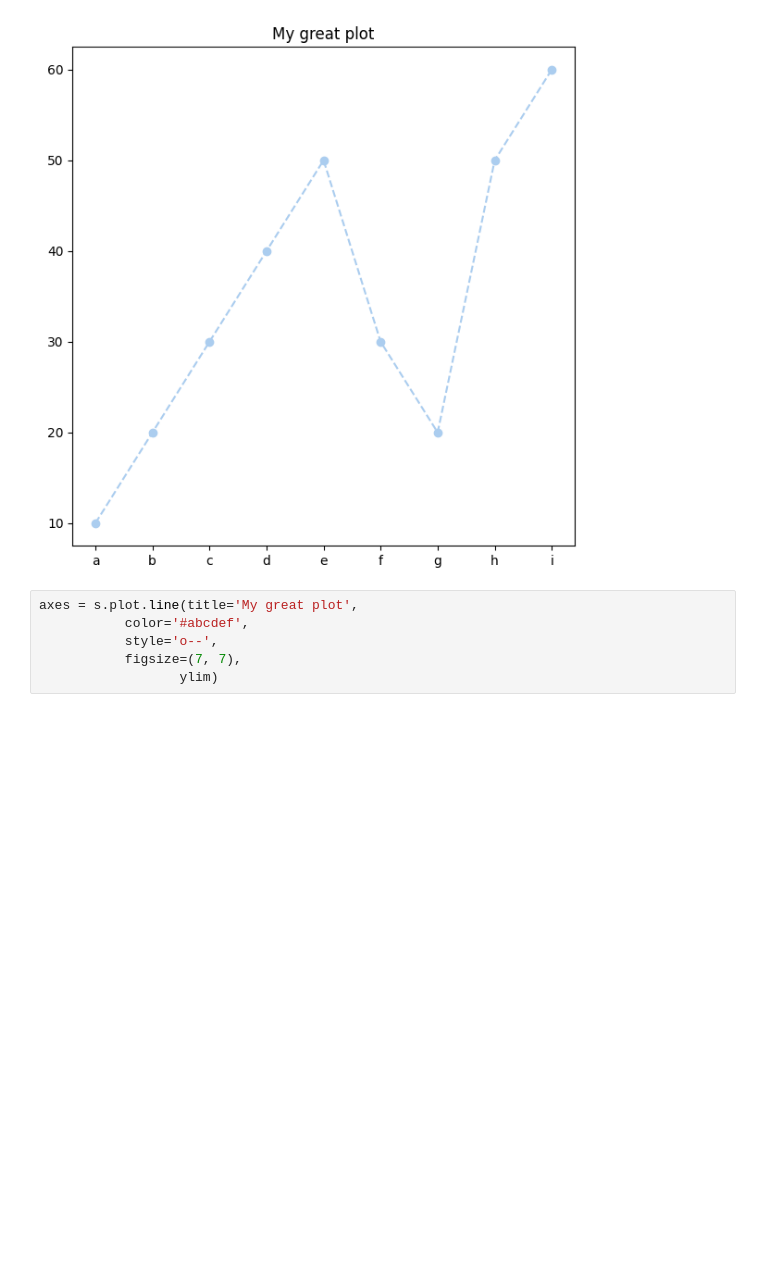
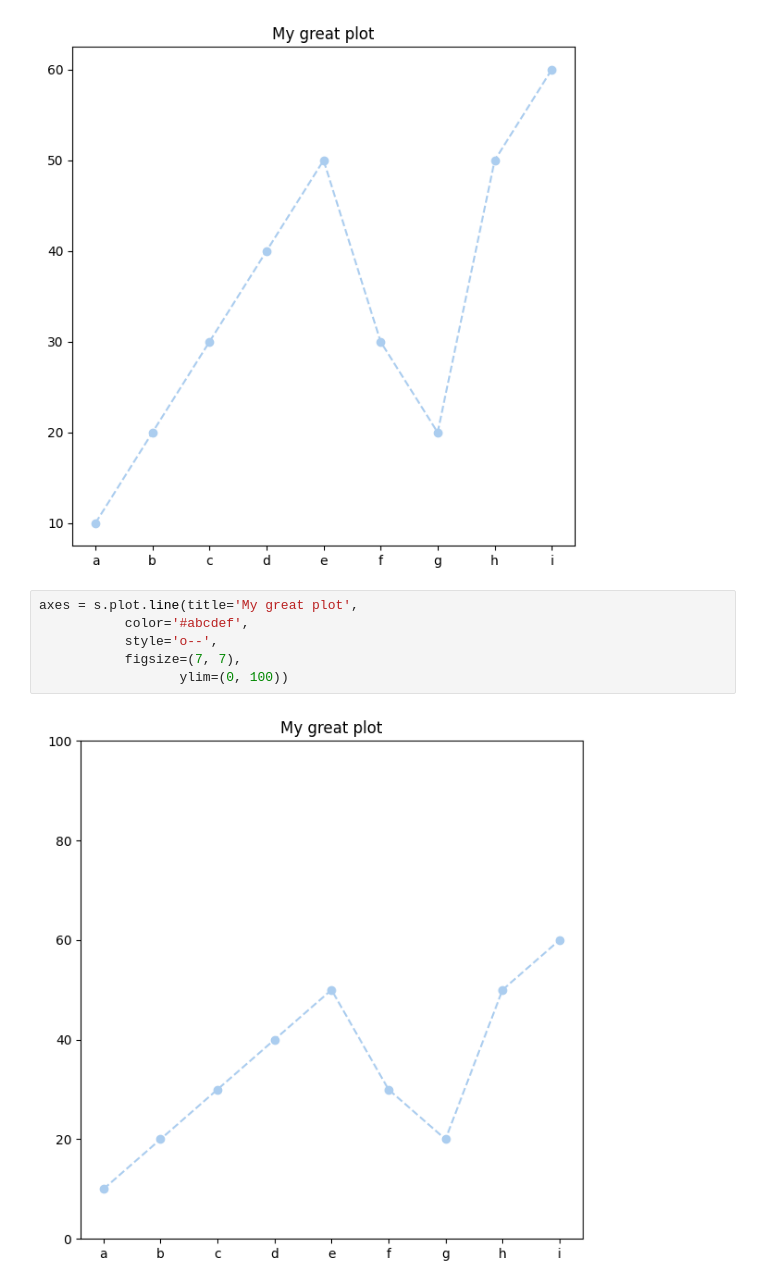
Before and after one commit to reuven/apple-2025-05May-29-visualization, a Jupyter notebook: 2025-05May-29-visualization.ipynb, the cells around one changed output. Saved outputs shown, nothing was run; the diff lists cells and outputs as text; blank space fills up the shorter version.

```diff
--- a/2025-05May-29-visualization.ipynb
+++ b/2025-05May-29-visualization.ipynb
@@ -188,6 +188,8 @@ axes = s.plot.line(title='My great plot',
 # %%
 axes = s.plot.line(title='My great plot',
            color='#abcdef',
            style='o--',
            figsize=(7, 7),
-                  ylim)
+                  ylim=(0, 100))
+# %% [output]
+[figure, added]
```
Also changed, not shown: parts of 1 cell of this notebook.
